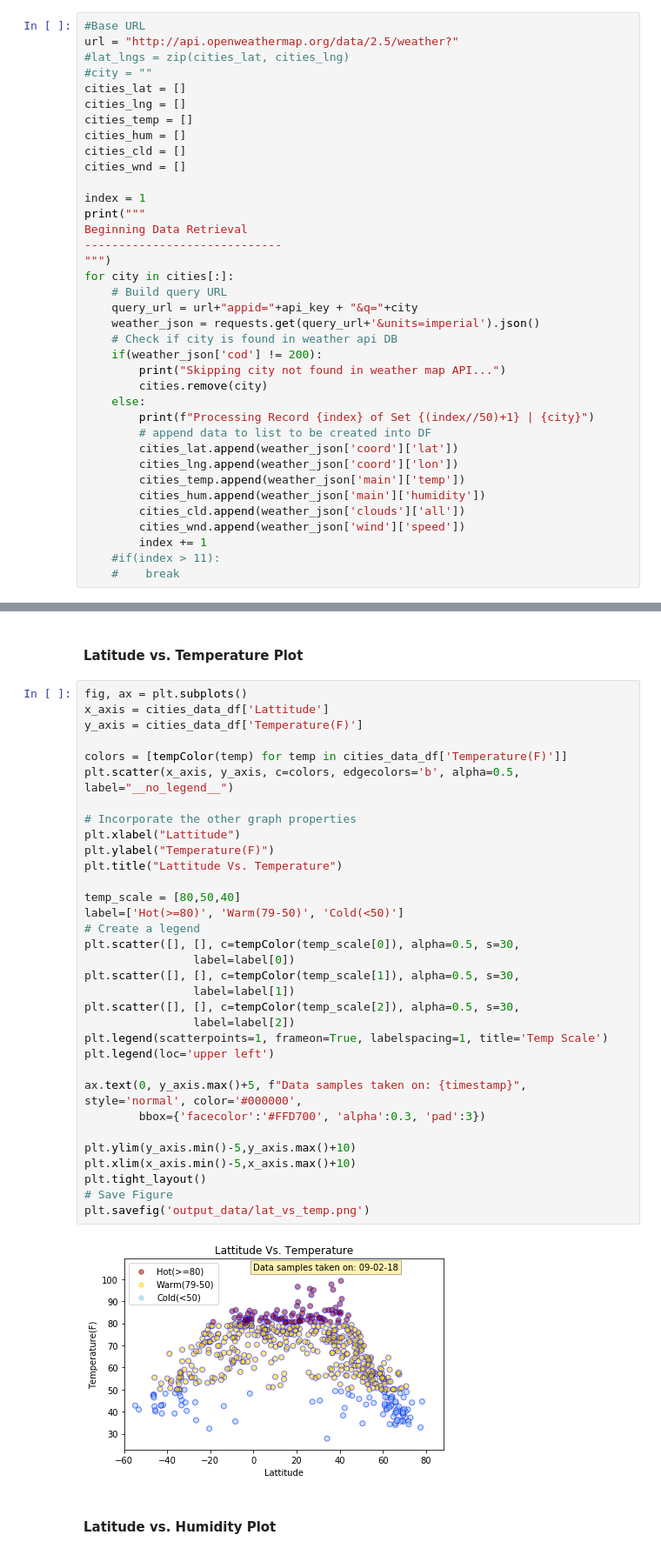
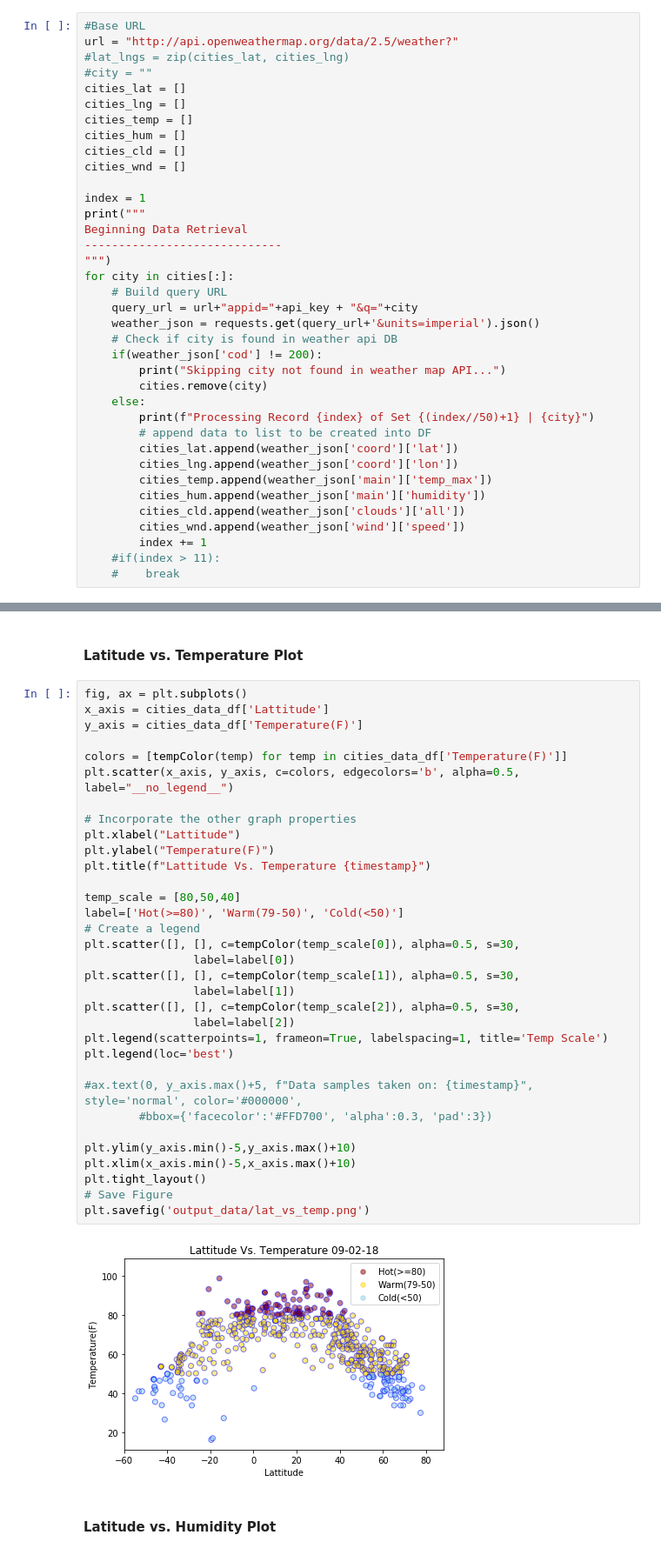
Before and after one commit to charlehl/UCI-Data-Analytics, a Jupyter notebook: homework6/charles/WeatherPy_charles.ipynb, the cells around one changed output, grey strips where cells are left out. Shown at 87% size. Cells and saved outputs as stored; diff of their text form.

```diff
--- a/homework6/charles/WeatherPy_charles.ipynb
+++ b/homework6/charles/WeatherPy_charles.ipynb
@@ -89,7 +89,7 @@ for city in cities[:]:
         # append data to list to be created into DF
         cities_lat.append(weather_json['coord']['lat'])
         cities_lng.append(weather_json['coord']['lon'])
-        cities_temp.append(weather_json['main']['temp'])
+        cities_temp.append(weather_json['main']['temp_max'])
         cities_hum.append(weather_json['main']['humidity'])
         cities_cld.append(weather_json['clouds']['all'])
         cities_wnd.append(weather_json['wind']['speed'])
@@ -161,38 +159,38 @@ timestamp
 # %%
 fig, ax = plt.subplots()
 x_axis = cities_data_df['Lattitude']
 y_axis = cities_data_df['Temperature(F)']
 
 colors = [tempColor(temp) for temp in cities_data_df['Temperature(F)']]
 plt.scatter(x_axis, y_axis, c=colors, edgecolors='b', alpha=0.5, label="__no_legend__")
 
 # Incorporate the other graph properties
 plt.xlabel("Lattitude")
 plt.ylabel("Temperature(F)")
-plt.title("Lattitude Vs. Temperature")
+plt.title(f"Lattitude Vs. Temperature {timestamp}")
 
 temp_scale = [80,50,40]
 label=['Hot(>=80)', 'Warm(79-50)', 'Cold(<50)']
 # Create a legend
 plt.scatter([], [], c=tempColor(temp_scale[0]), alpha=0.5, s=30,
                 label=label[0])
 plt.scatter([], [], c=tempColor(temp_scale[1]), alpha=0.5, s=30,
                 label=label[1])
 plt.scatter([], [], c=tempColor(temp_scale[2]), alpha=0.5, s=30,
                 label=label[2])
 plt.legend(scatterpoints=1, frameon=True, labelspacing=1, title='Temp Scale')
-plt.legend(loc='upper left')
+plt.legend(loc='best')
 
-ax.text(0, y_axis.max()+5, f"Data samples taken on: {timestamp}", style='normal', color='#000000',
-        bbox={'facecolor':'#FFD700', 'alpha':0.3, 'pad':3})
+#ax.text(0, y_axis.max()+5, f"Data samples taken on: {timestamp}", style='normal', color='#000000',
+        #bbox={'facecolor':'#FFD700', 'alpha':0.3, 'pad':3})
 
 plt.ylim(y_axis.min()-5,y_axis.max()+10)
 plt.xlim(x_axis.min()-5,x_axis.max()+10)
 plt.tight_layout()
 # Save Figure
 plt.savefig('output_data/lat_vs_temp.png')
 # %% [output]
-[figure, old version]
+[figure, new version]
 # %% [markdown]
 #### Latitude vs. Humidity Plot
 # %%
```
Also changed, not shown: parts of 6 cells of this notebook, 6 other files.
